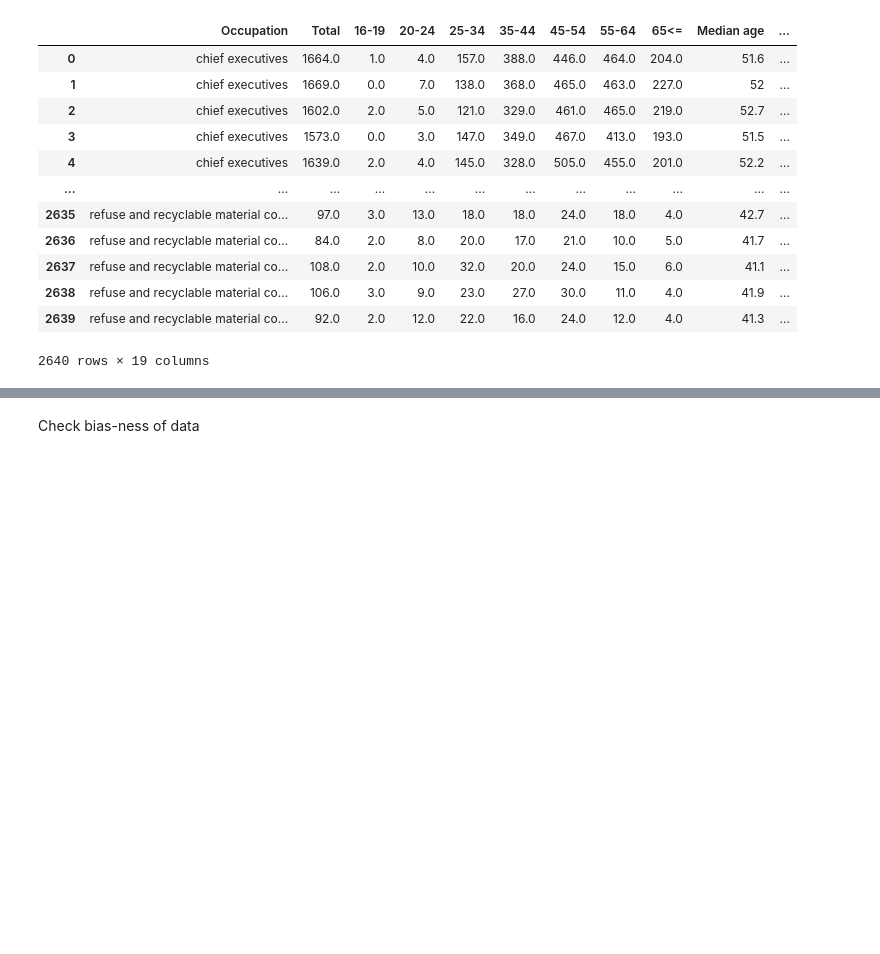
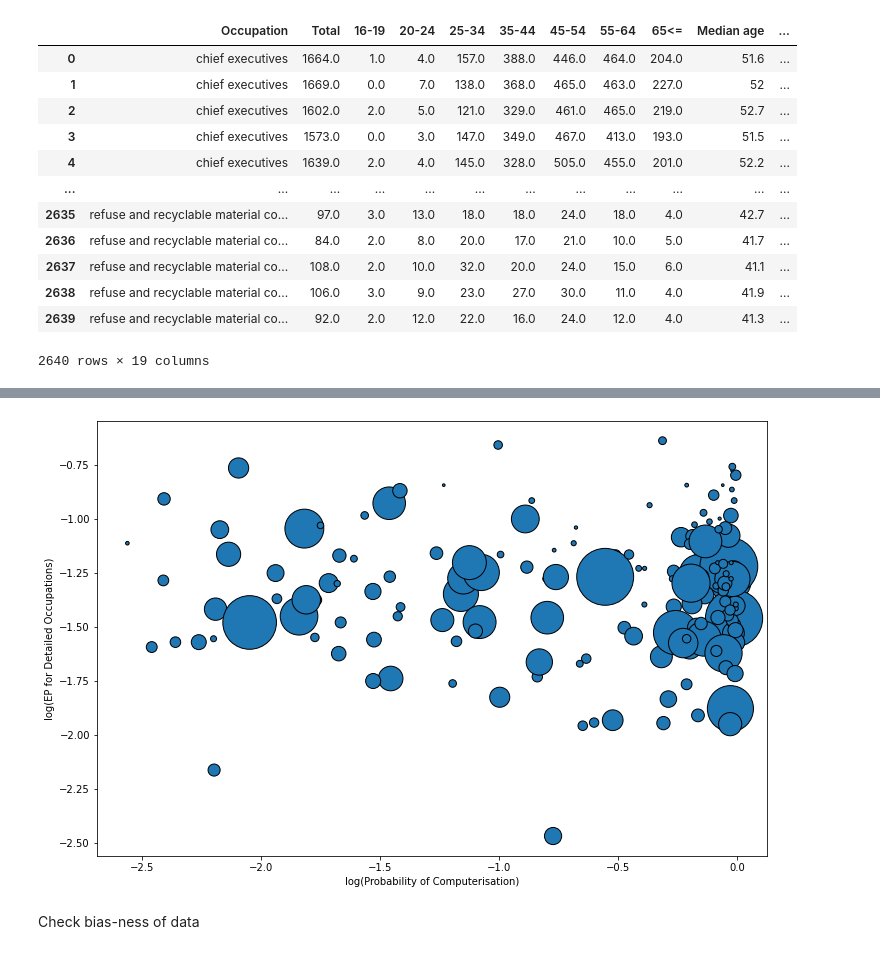
Before and after one commit to terencetan-c/4YP-The-Future-of-Work, a Jupyter notebook: Data modelling/Data modelling EP.ipynb, the cells around one changed output, grey strips where cells are left out. Drawn from its saved outputs; the diff is of its cells as text; code cells hidden in the pictures; blank space fills up the shorter version.

```diff
--- a/Data modelling/Data modelling EP.ipynb
+++ b/Data modelling/Data modelling EP.ipynb
@@ -371,3 +391,16 @@ Text(0.5, 0, 'Probability of Computerisation')
+# %%
+# With log
+
+fig, ax = plt.subplots()
+fig.set_size_inches(12, 8)
+plt.scatter(np.log10(joint_auto[joint_auto['Year']==2012]['Probability of Computerisation']),np.log10(joint_auto[joint_auto['Year']==2012]['Elderly Proportion']),s=joint_auto[joint_auto['Year']==2012]['Total'],edgecolors='black')
+plt.ylabel('log(EP for Detailed Occupations)')
+plt.xlabel('log(Probability of Computerisation)')
+#ax.set(xlim=(0.7, 1.1), ylim=(-0.01, 0.1))   # Zoom in on plot
+
+plt.savefig("/Users/terencetan/Documents/Uni stuff/Engineering Science/4YP/4YP-The-Future-of-Work/Report/Figures/Scatterplot of log(EP) for DO")
+# %% [output]
+[figure, added]
 # %% [markdown]
 Check bias-ness of data
 # %%
```
Also changed, not shown: parts of 6 cells of this notebook, 16 other files.
